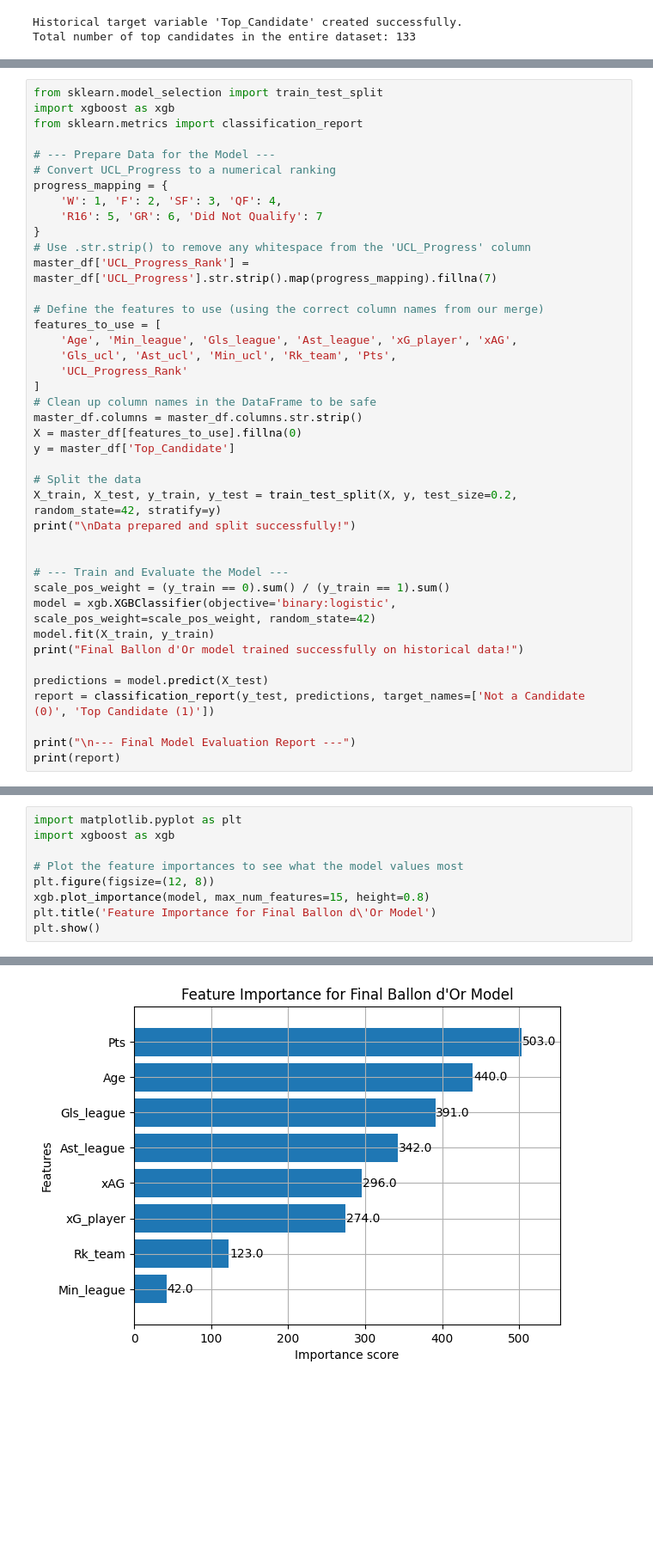
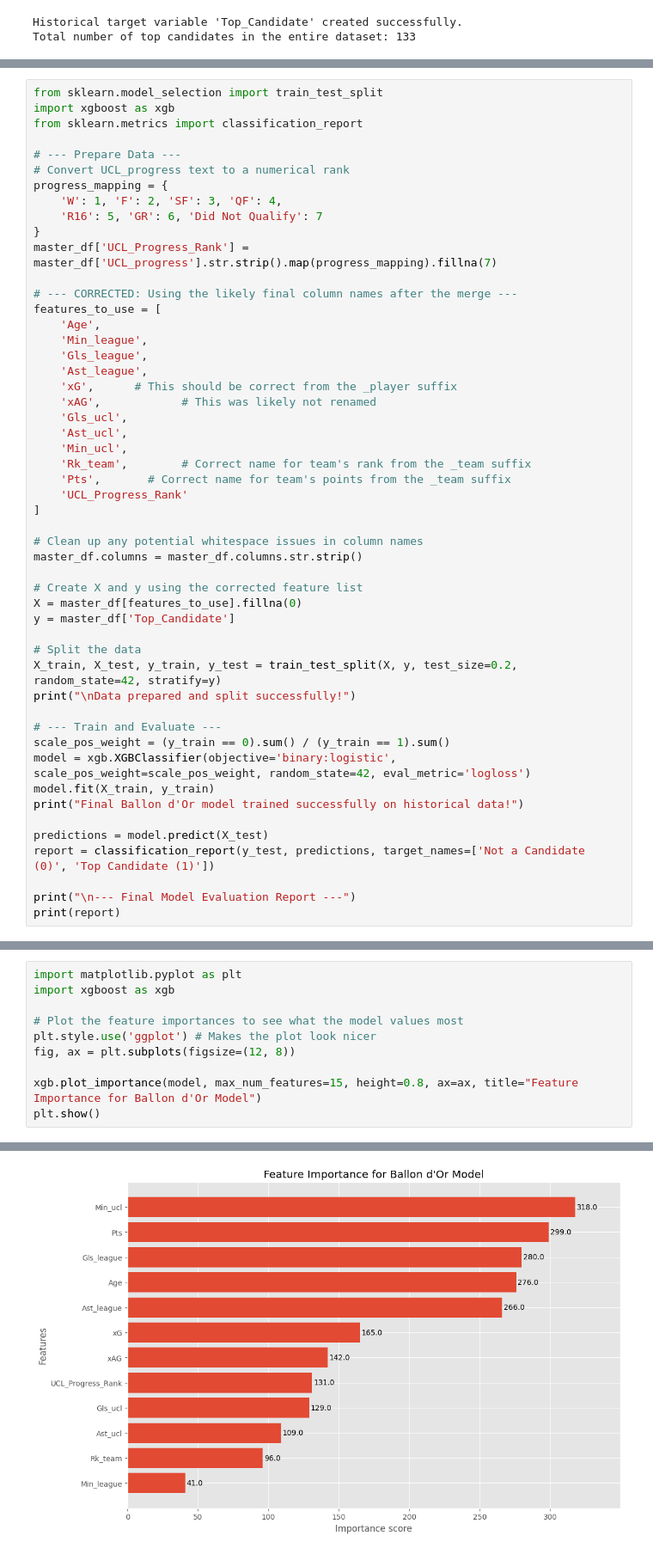
Before and after one commit to Akashh0/Deep-Learning-Prediction-Model-, a Jupyter notebook: notebooks/10_Final_Model.ipynb, the cells around one changed output, grey strips where cells are left out. Shown at 86% size. Cells and saved outputs as stored; diff of their text form; blank space fills up the shorter version.

```diff
--- a/notebooks/10_Final_Model.ipynb
+++ b/notebooks/10_Final_Model.ipynb
@@ -39,23 +44,34 @@ from sklearn.model_selection import train_test_split
 import xgboost as xgb
 from sklearn.metrics import classification_report
 
-# --- Prepare Data for the Model ---
-# Convert UCL_Progress to a numerical ranking
+# --- Prepare Data ---
+# Convert UCL_progress text to a numerical rank
 progress_mapping = {
     'W': 1, 'F': 2, 'SF': 3, 'QF': 4,
     'R16': 5, 'GR': 6, 'Did Not Qualify': 7
 }
-# Use .str.strip() to remove any whitespace from the 'UCL_Progress' column
-master_df['UCL_Progress_Rank'] = master_df['UCL_Progress'].str.strip().map(progress_mapping).fillna(7)
+master_df['UCL_Progress_Rank'] = master_df['UCL_progress'].str.strip().map(progress_mapping).fillna(7)
 
-# Define the features to use (using the correct column names from our merge)
+# --- CORRECTED: Using the likely final column names after the merge ---
 features_to_use = [
-    'Age', 'Min_league', 'Gls_league', 'Ast_league', 'xG_player', 'xAG',
-    'Gls_ucl', 'Ast_ucl', 'Min_ucl', 'Rk_team', 'Pts',
+    'Age',
+    'Min_league',
+    'Gls_league',
+    'Ast_league',
+    'xG',      # This should be correct from the _player suffix
+    'xAG',            # This was likely not renamed
+    'Gls_ucl',
+    'Ast_ucl',
+    'Min_ucl',
+    'Rk_team',        # Correct name for team's rank from the _team suffix
+    'Pts',       # Correct name for team's points from the _team suffix
     'UCL_Progress_Rank'
 ]
-# Clean up column names in the DataFrame to be safe
+
+# Clean up any potential whitespace issues in column names
 master_df.columns = master_df.columns.str.strip()
+
+# Create X and y using the corrected feature list
 X = master_df[features_to_use].fillna(0)
 y = master_df['Top_Candidate']
 
@@ -63,10 +79,9 @@ y = master_df['Top_Candidate']
 X_train, X_test, y_train, y_test = train_test_split(X, y, test_size=0.2, random_state=42, stratify=y)
 print("\nData prepared and split successfully!")
 
-
-# --- Train and Evaluate the Model ---
+# --- Train and Evaluate ---
 scale_pos_weight = (y_train == 0).sum() / (y_train == 1).sum()
-model = xgb.XGBClassifier(objective='binary:logistic', scale_pos_weight=scale_pos_weight, random_state=42)
+model = xgb.XGBClassifier(objective='binary:logistic', scale_pos_weight=scale_pos_weight, random_state=42, eval_metric='logloss')
 model.fit(X_train, y_train)
 print("Final Ballon d'Or model trained successfully on historical data!")
 
@@ -120,8 +148,9 @@ import matplotlib.pyplot as plt
 import xgboost as xgb
 
 # Plot the feature importances to see what the model values most
-plt.figure(figsize=(12, 8))
-xgb.plot_importance(model, max_num_features=15, height=0.8)
-plt.title('Feature Importance for Final Ballon d\'Or Model')
+plt.style.use('ggplot') # Makes the plot look nicer
+fig, ax = plt.subplots(figsize=(12, 8))
+
+xgb.plot_importance(model, max_num_features=15, height=0.8, ax=ax, title="Feature Importance for Ballon d'Or Model")
 plt.show()
 # %% [output]
@@ -129 +157 @@ plt.show()
-[figure, old version]
+[figure, new version]
```
Also changed, not shown: parts of 9 cells of this notebook, 8 other files.
